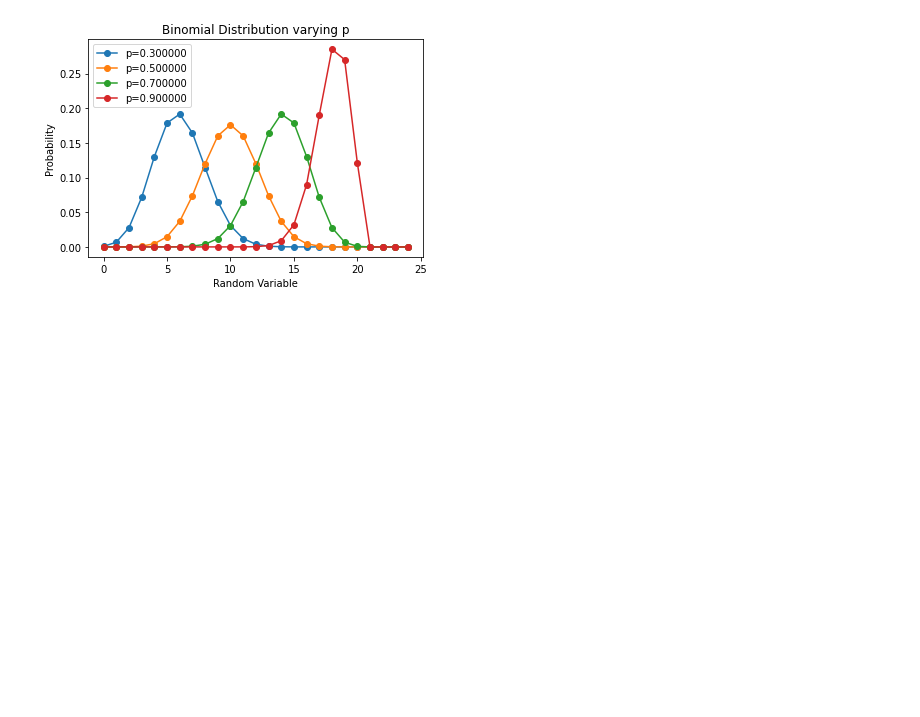
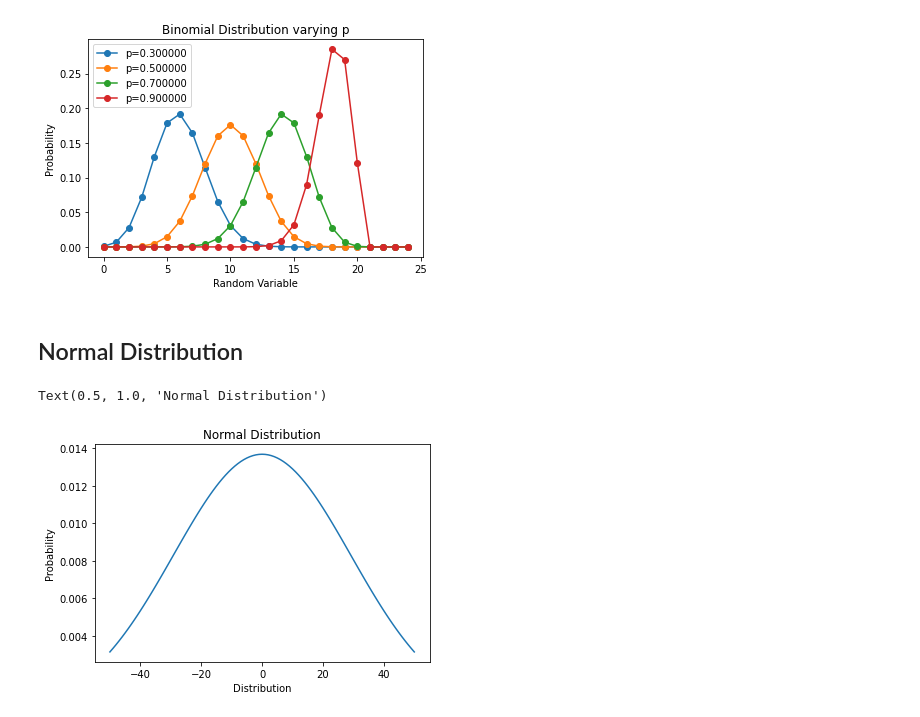
Before and after one commit to sankardevisharath/artificial-intelligence, a Jupyter notebook: notebooks/eda/data-distribution.ipynb, the cells around one changed output. Cells and saved outputs as stored; diff of their text form; code cells hidden in the pictures; blank space fills up the shorter version.

Commit message:
Added Normal Distribution

```diff
--- a/notebooks/eda/data-distribution.ipynb
+++ b/notebooks/eda/data-distribution.ipynb
@@ -50,3 +50,17 @@ for prob in range(3, 10, 2):
   plt.legend()
 # %% [output]
 [figure]
+# %% [markdown]
+## Normal Distribution
+# %%
+n = np.arange(-50, 51)
+mean = n.mean()
+std = n.std()
+norm = stats.norm.pdf(n, mean, std )
+plt.plot(n, norm)
+plt.xlabel('Distribution')
+plt.ylabel('Probability')
+plt.title('Normal Distribution')
+# %% [output]
+Text(0.5, 1.0, 'Normal Distribution')
+[figure, added]
```
